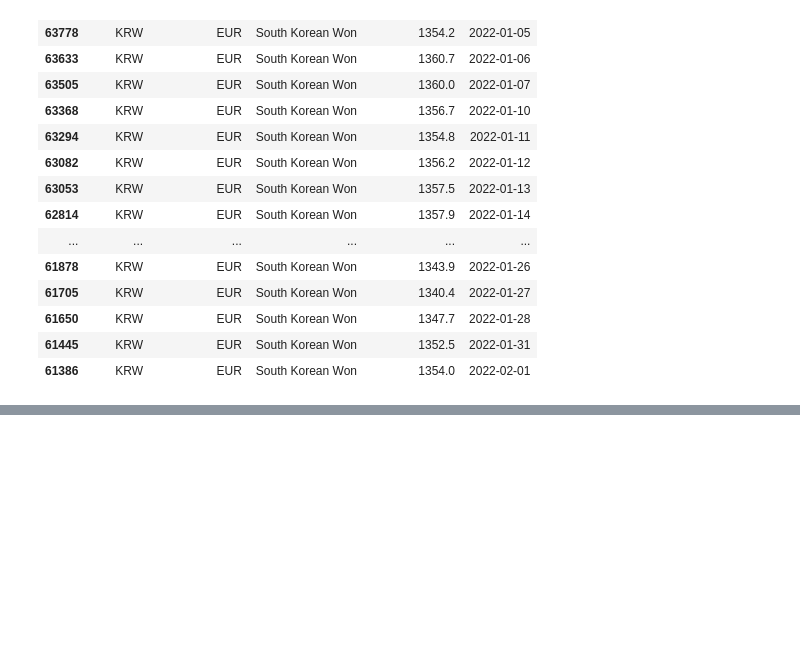
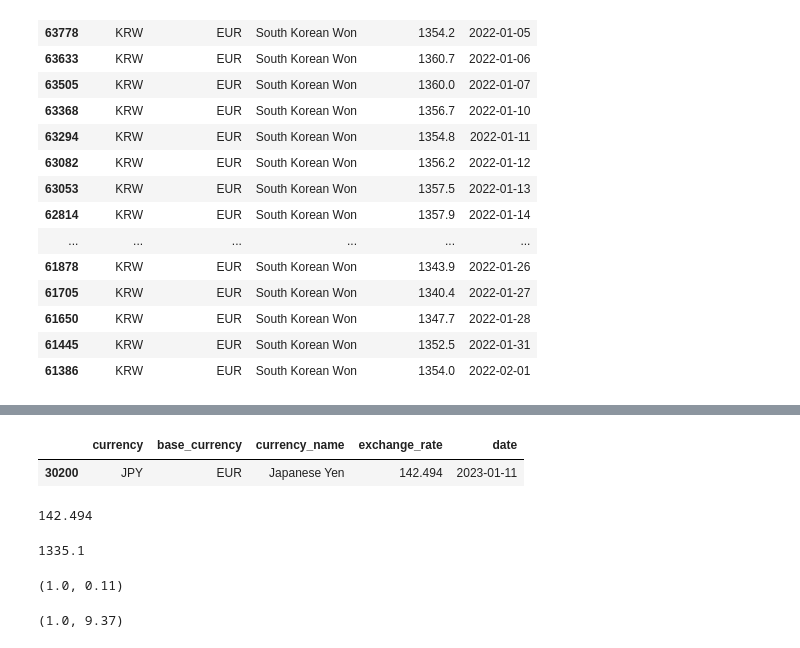
Before and after one commit to Yeomdongsu/YH-semi_final-forex-exchange-rate, a Jupyter notebook: forex_exchange_rate.ipynb, the cells around one changed output, grey strips where cells are left out. Saved outputs shown, nothing was run; the diff lists cells and outputs as text; code cells hidden in the pictures; blank space fills up the shorter version.

```diff
--- a/forex_exchange_rate.ipynb
+++ b/forex_exchange_rate.ipynb
@@ -605,0 +647,2 @@ df2
+# %%
+df2 = df.loc[(df["currency_name"] == "Japanese Yen") & (df["date"] == "2023-01-11")]
@@ -605,0 +651,27 @@ df2
+# %%
+df2
+# %% [output]
+|  | currency | base_currency | currency_name | exchange_rate | date |
+| 30200 | JPY | EUR | Japanese Yen | 142.494 | 2023-01-11 |
+# %%
+df2["exchange_rate"].values[0]
+# %% [output]
+142.494
+# %%
+df3["exchange_rate"].values[0]
+# %% [output]
+1335.1
+# %%
+won = 1335.1
+yen = 142.494
+
+won / won , round(yen / 1335.1, 2)
+# %% [output]
+(1.0, 0.11)
+# %%
+a = 142.494
+b = 1335.1
+
+a / a , round(b / a , 2)
+# %% [output]
+(1.0, 9.37)
```
Also changed, not shown: parts of 7 cells of this notebook, 4 other files.
